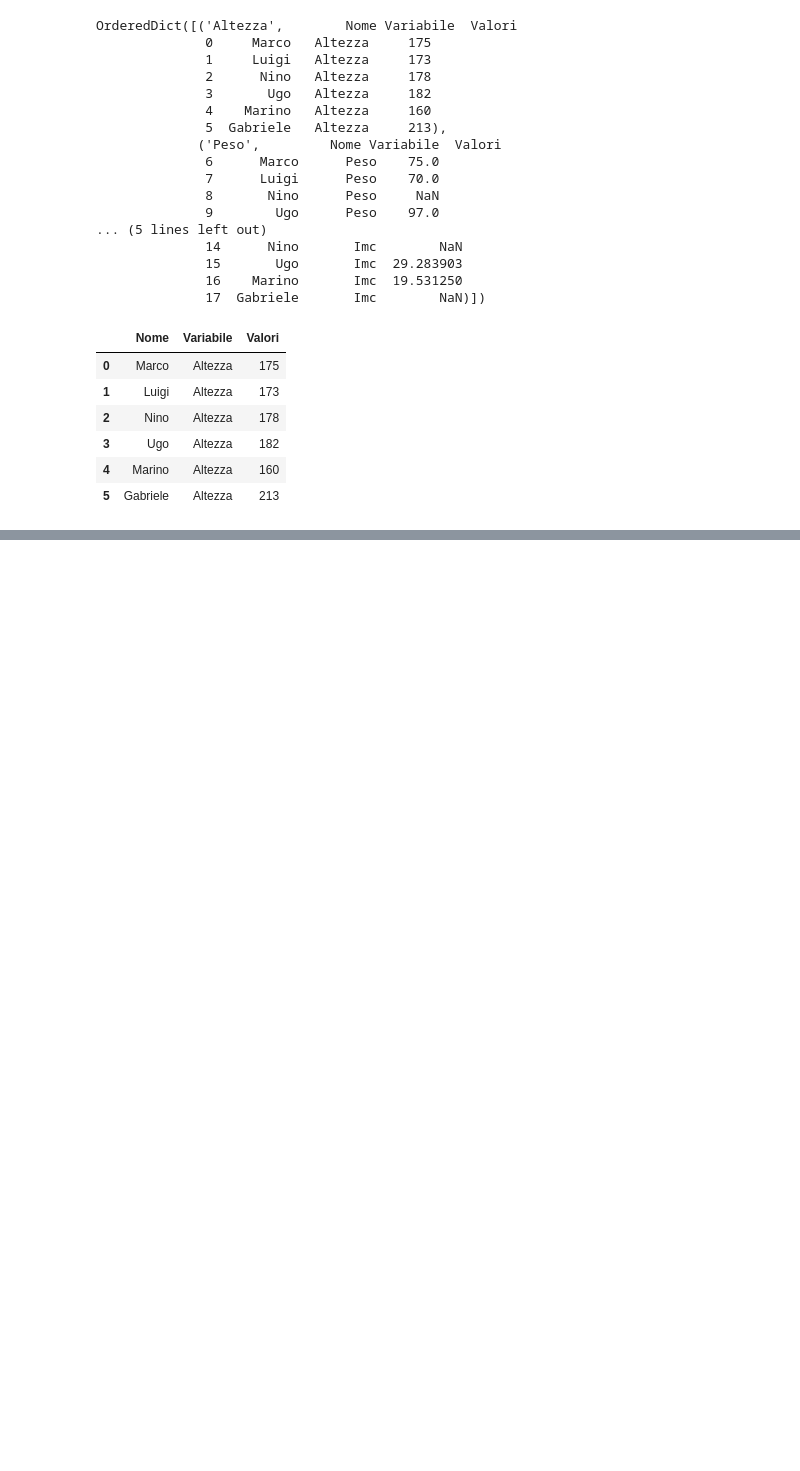
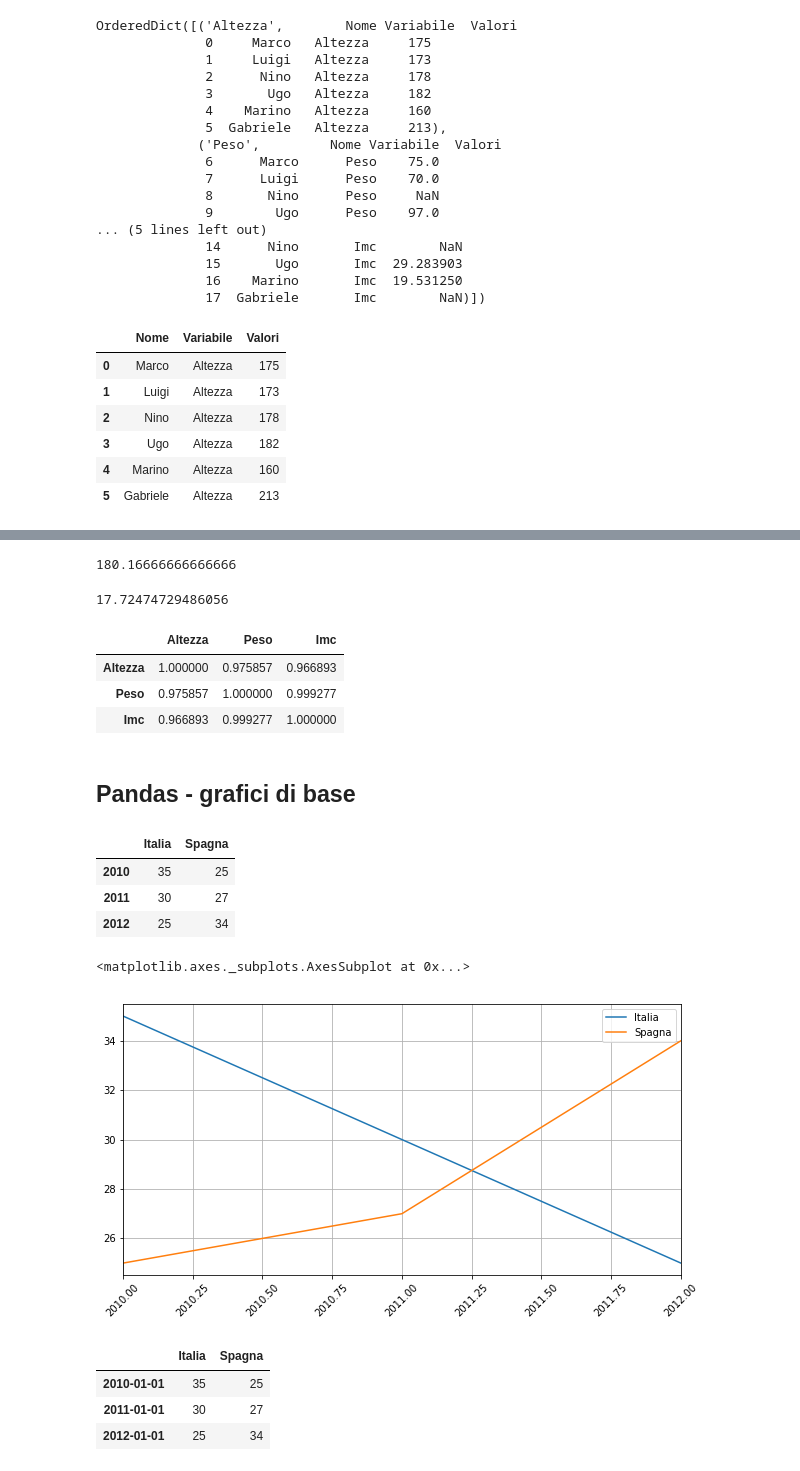
Before and after one commit to scarsellifi/open-notebook-science, a Jupyter notebook: Python e Pandas - Operazioni base.ipynb, the cells around one changed output, grey strips where cells are left out. Drawn from its saved outputs; the diff is of its cells as text; code cells hidden in the pictures; blank space fills up the shorter version.

Commit message:
aggiunti alcuni esercizi e aggiunta parte relativa a grafici

```diff
--- a/Python e Pandas - Operazioni base.ipynb
+++ b/Python e Pandas - Operazioni base.ipynb
@@ -856,0 +878,31 @@ tab_multiple["Altezza"]
+# %%
+# media
+wide["Altezza"].mean()
+# %% [output]
+180.16666666666666
+# %%
+# deviazione standard # indice di dispersione
+wide["Altezza"].std()
+# %% [output]
+17.72474729486056
+# %%
+# correlazione
+wide.corr()
+# %% [output]
+|  | Altezza | Peso | Imc |
+| Altezza | 1.000000 | 0.975857 | 0.966893 |
+| Peso | 0.975857 | 1.000000 | 0.999277 |
+| Imc | 0.966893 | 0.999277 | 1.000000 |
+# %% [markdown]
+## Pandas - grafici di base
+# %%
+serie_dati = {"Italia": {2010: 35, 2011: 30, 2012: 25}, "Spagna": {2010: 25, 2011: 27, 2012: 34}}
+# %%
+df_serie_dati = pd.DataFrame(serie_dati)
+# %%
+df_serie_dati
+# %% [output]
+|  | Italia | Spagna |
+| 2010 | 35 | 25 |
+| 2011 | 30 | 27 |
+| 2012 | 25 | 34 |
@@ -856,0 +914,5 @@ tab_multiple["Altezza"]
+# %%
+df_serie_dati.plot(kind = "line", grid = True, rot=45, figsize = (10,5))
+# %% [output]
+<matplotlib.axes._subplots.AxesSubplot at 0x...>
+[figure, added]
@@ -856,0 +921,7 @@ tab_multiple["Altezza"]
+# %%
+df_serie_dati
+# %% [output]
+|  | Italia | Spagna |
+| 2010-01-01 | 35 | 25 |
+| 2011-01-01 | 30 | 27 |
+| 2012-01-01 | 25 | 34 |
```
Also changed, not shown: parts of 14 cells of this notebook, 5 other files.
